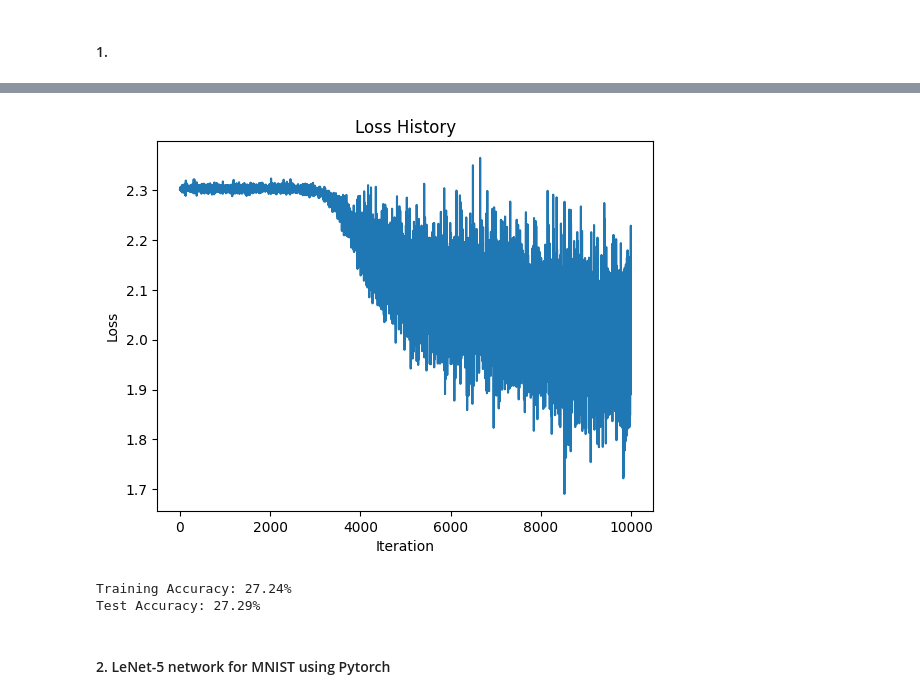
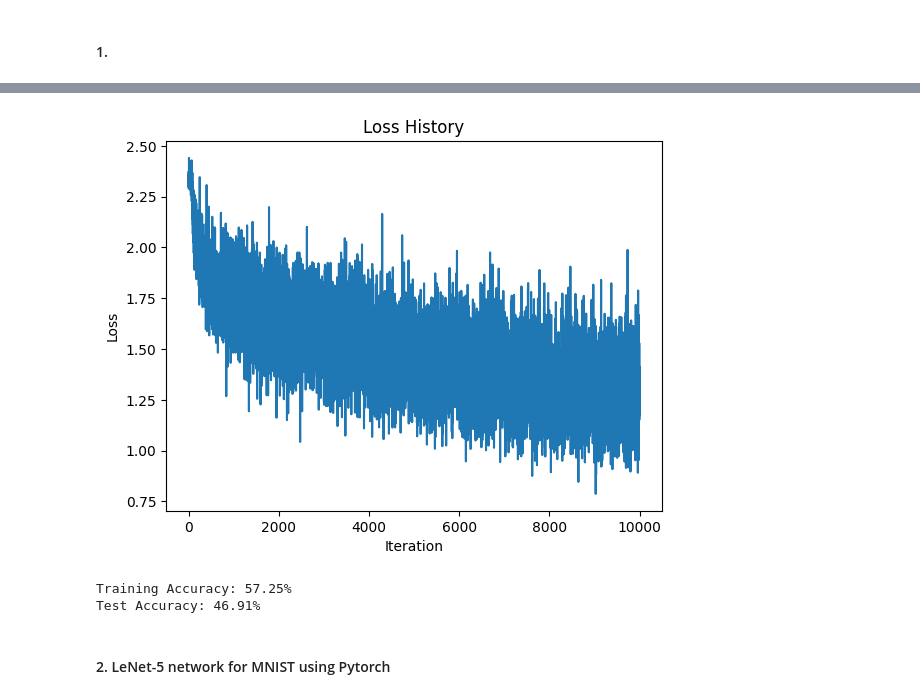
Before and after one commit to nadunnr/EN3160-Image-Processing-and-Machine-Vision, a Jupyter notebook: assignments/Assignment_03/assignment_03.ipynb, the cells around one changed output, grey strips where cells are left out. Drawn from its saved outputs; the diff is of its cells as text; code cells hidden in the pictures.

```diff
--- a/assignments/Assignment_03/assignment_03.ipynb
+++ b/assignments/Assignment_03/assignment_03.ipynb
@@ -8,6 +8,8 @@ import torch.nn.functional as F
 import torchvision
 import torchvision.transforms as transforms
 import matplotlib.pyplot as plt
+import numpy as np
+import torch.nn as nn
 
 # 1. Dataloading
 transform = transforms.Compose(
@@ -45,38 +47,45 @@ epochs = 10
 lr = 0.005  # Learning rate
 loss_history = []
 
+# sigmoid function
+def sigmoid(x):
+    return 1 / (1 + torch.exp(-x))
+
+# CrossEntropy Loss
+def CrossEntropyLoss(y_pred, y_true):
+    smooth = 1e-9
+    loss = -torch.sum(y_true * torch.log(y_pred + smooth)) / y_true.shape[0]
+    return loss
+
+# 3. Training Loop
 # 3. Training Loop
 for epoch in range(epochs):
     running_loss = 0.0
-    for data in trainloader:
+    for i, data in enumerate(trainloader, 0):
+        # Get inputs and labels
         inputs, labels = data
         Ntr = inputs.shape[0]  # Batch size
         x_train = inputs.view(Ntr, -1)  # Flatten input to (Ntr, Din)
+        y_train_onehot = nn.functional.one_hot(labels, K).float()  # Convert labels to one-hot encoding
 
-        # Forward pass
-        z1 = x_train.mm(w1) + b1  # First layer pre-activation
-        a1 = torch.sigmoid(z1)  # Sigmoid activation
-        z2 = a1.mm(w2) + b2  # Second layer pre-activation (output layer)
+        # Forward pass with middle layer
+        hidden = sigmoid(x_train.mm(w1) + b1)  # Middle layer with sigmoid activation
+        y_pred = torch.softmax(hidden.mm(w2) + b2, dim=1) # Output layer activation
 
-        # Compute cross-entropy loss
-        y_pred = F.log_softmax(z2, dim=1)  # Log-softmax for numerical stability
-        loss = F.nll_loss(y_pred, labels)  # Cross-entropy loss
+        # Loss calculation (CrossEntropy loss)
+        loss = CrossEntropyLoss(y_pred, y_train_onehot)  # Cross-entropy loss
         loss_history.append(loss.item())
         running_loss += loss.item()
 
         # Backpropagation
-        dz2 = F.softmax(z2, dim=1)
-        dz2[range(Ntr), labels] -= 1  # Subtract 1 for correct class
-        dz2 /= Ntr
+        dy_pred = (y_pred - y_train_onehot) # Loss derivative
+        dw2 = hidden.t().mm(dy_pred)
+        db2 = dy_pred.sum(dim=0)
 
-        dw2 = a1.t().mm(dz2)
-        db2 = dz2.sum(dim=0)
-
-        da1 = dz2.mm(w2.t())
-        dz1 = da1 * a1 * (1 - a1)  # Derivative of sigmoid
-
-        dw1 = x_train.t().mm(dz1)
-        db1 = dz1.sum(dim=0)
+        # Backpropagation to hidden layer
+        dhidden = dy_pred.mm(w2.t()) * (hidden * (1 - hidden))  # Derivative of sigmoid
+        dw1 = x_train.t().mm(dhidden)
+        db1 = dhidden.sum(dim=0)
 
         # Parameter update
         w1 -= lr * dw1
@@ -134,6 +143,6 @@ Epoch 10/10, Loss: 1.9821
-[figure, old version]
+[figure, new version]
-Training Accuracy: 27.24%
-Test Accuracy: 27.29%
+Training Accuracy: 57.25%
+Test Accuracy: 46.91%
 # %% [markdown]
 #### 2. LeNet-5 network for MNIST using Pytorch
 # %%
```
Also changed, not shown: parts of 15 cells of this notebook.
